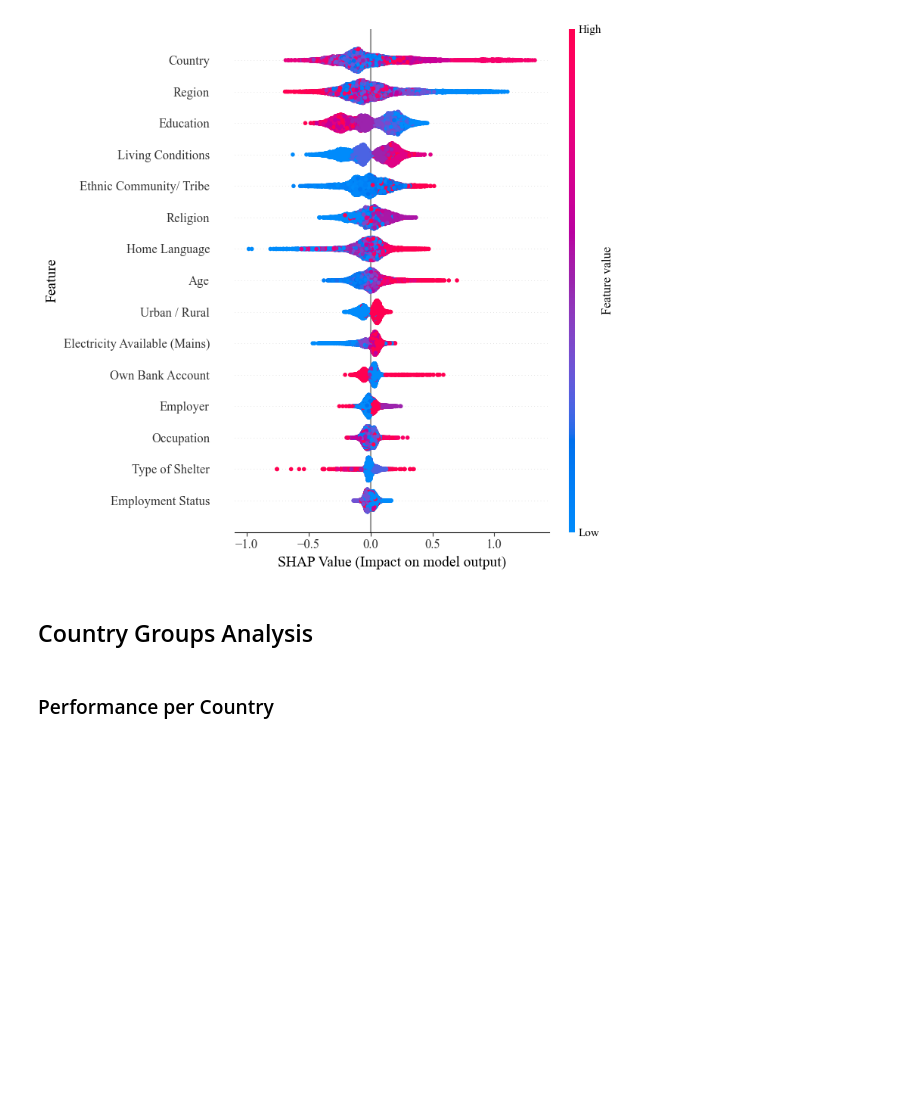
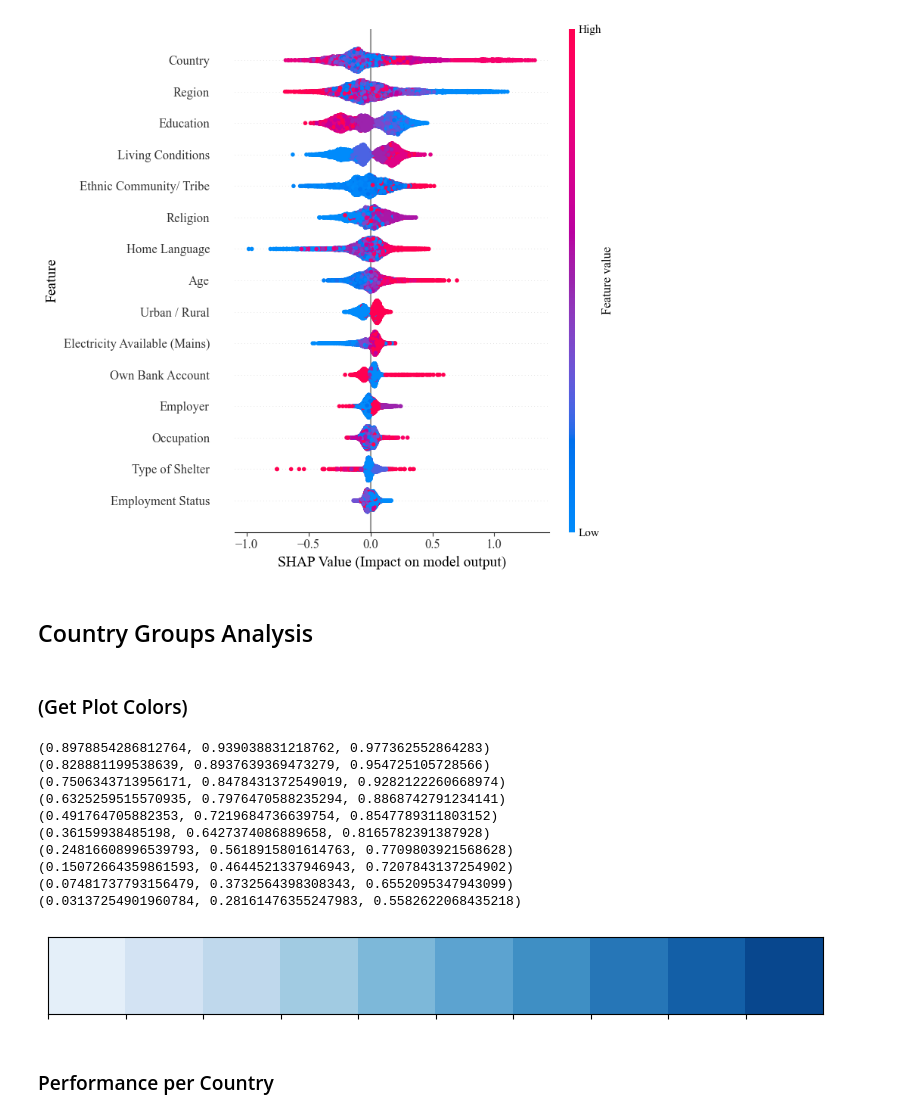
Before and after one commit to merelwieberdink/thesis_code, a Jupyter notebook: binary_classification_trust_police.ipynb, the cells around one changed output. Drawn from its saved outputs; the diff is of its cells as text; code cells hidden in the pictures; blank space fills up the shorter version.

```diff
--- a/binary_classification_trust_police.ipynb
+++ b/binary_classification_trust_police.ipynb
@@ -1138,6 +1138,31 @@ plt.show()
 [figure]
 # %% [markdown]
 ## Country Groups Analysis
+# %% [markdown]
+### (Get Plot Colors)
+# %%
+# Get the 'blues' color palette
+blues_palette = sns.color_palette("Blues", 10, as_cmap=False)
+
+# Print the RGB color codes
+for color in blues_palette:
+    print(color)
+
+# Optionally, visualize the palette
+sns.palplot(blues_palette)
+plt.show()
+# %% [output]
+(0.8978854286812764, 0.939038831218762, 0.977362552864283)
+(0.828881199538639, 0.8937639369473279, 0.954725105728566)
+(0.7506343713956171, 0.8478431372549019, 0.9282122260668974)
+(0.6325259515570935, 0.7976470588235294, 0.8868742791234141)
+(0.491764705882353, 0.7219684736639754, 0.8547789311803152)
+(0.36159938485198, 0.6427374086889658, 0.8165782391387928)
+(0.24816608996539793, 0.5618915801614763, 0.7709803921568628)
+(0.15072664359861593, 0.4644521337946943, 0.7207843137254902)
+(0.07481737793156479, 0.3732564398308343, 0.6552095347943099)
+(0.03137254901960784, 0.28161476355247983, 0.5582622068435218)
+[figure, added]
 # %% [markdown]
 ### Performance per Country
 # %%
```
Also changed, not shown: parts of 2 cells of this notebook.
